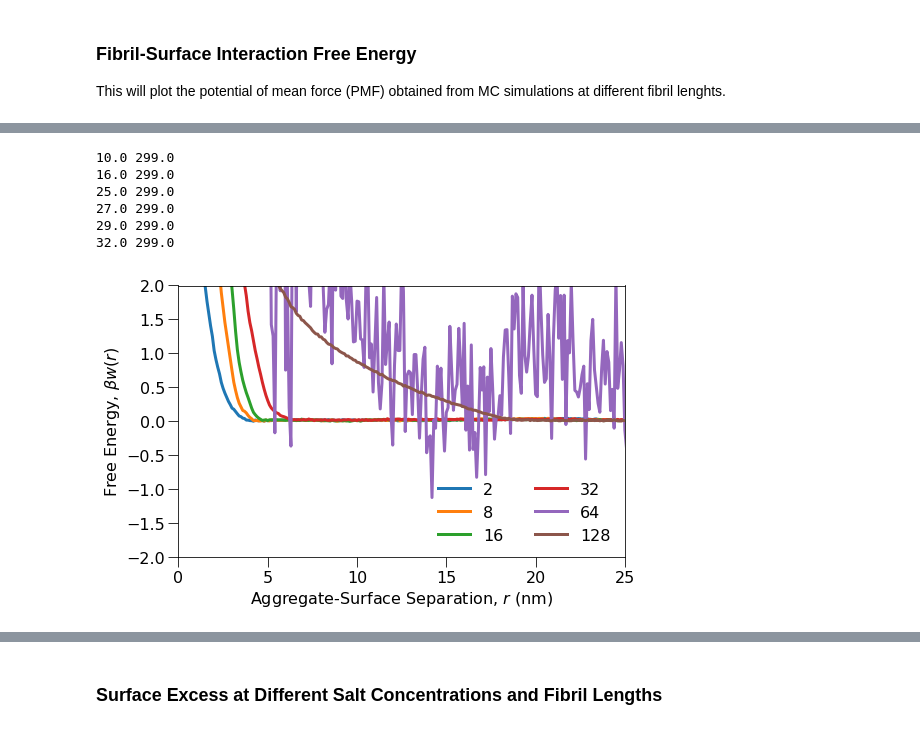
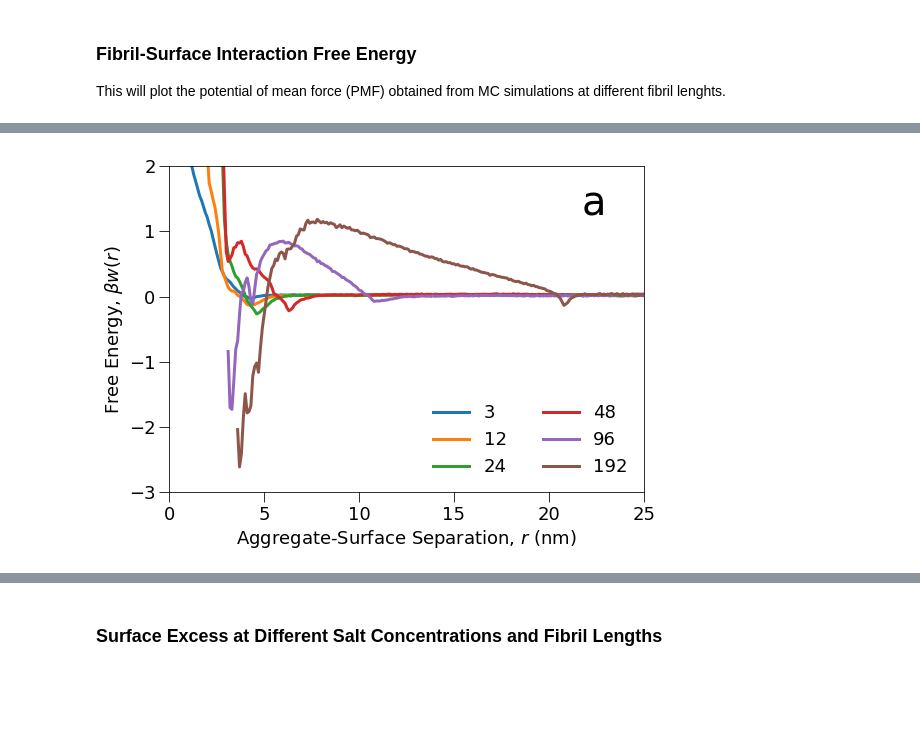
Before and after one commit to mlund/SI-surfacefibrils, a Jupyter notebook: notebook.ipynb, the cells around one changed output, grey strips where cells are left out. Cells and saved outputs as stored; diff of their text form; code cells hidden in the pictures; blank space fills up the shorter version.

```diff
--- a/notebook.ipynb
+++ b/notebook.ipynb
@@ -290,7 +280,7 @@ def find_nearest(y,y0):
 %cd -q $workdir'/mc'
 for name in ['2BEG_17-42','5KK3','2M4J']:
     fibril = fibrils[name]
-    if Path(name+'-data--.p').is_file():
+    if Path(name+'-data.p').is_file():
         data = pd.read_pickle(name+'-data.p')
     else:
         d = {}
@@ -410,0 +372,22 @@ This will plot the potential of mean force (PMF) obtained from MC simulations at
+# %%
+%cd -q $workdir
+
+plt.rcParams.update({'font.size': 18, 'figure.figsize': [8.5, 6],
+                     'xtick.minor.size':5, 'xtick.major.size':10, 'ytick.minor.size':5, 'ytick.major.size':10})
+
+for name in ['2BEG_17-42']:
+    fibril = fibrils[name]
+    data = pd.read_pickle('mc/'+name+'-data.p')
+    for N, d in data[0.2].items(): # at 0.2 mol/l salt
+        if N in fibril['numpep_range']:
+            if type(d)!=type(float()):
+                plt.plot( d['r']*0.1, d['pmf'], label=str(N), lw=3)
+
+plt.legend(loc='lower right', frameon=False, fontsize='medium', ncol=2)
+plt.xlabel(r'Aggregate-Surface Separation, $r$ (nm)')
+plt.ylabel(r'Free Energy, $\beta w(r)$')
+plt.ylim((-6,2))
+plt.xlim(0,20)
+plt.xticks(np.arange(0,21,4))
+plt.annotate('a',xy=(0.87,.85), fontsize=40, xycoords='axes fraction')
+plt.savefig('fig6a_SM.eps')
@@ -411,33 +396,23 @@ This will plot the potential of mean force (PMF) obtained from MC simulations at
 # %%
 %cd -q $workdir
 
-def find_first(y,y0):
-    idx = np.argmin(y<y0)
-    return idx
-
-plt.rcParams.update({'font.size': 16, 'figure.figsize': [8.0, 5],
+plt.rcParams.update({'font.size': 18, 'figure.figsize': [8.5, 6],
                      'xtick.minor.size':5, 'xtick.major.size':10, 'ytick.minor.size':5, 'ytick.major.size':10})
 
-for name in ['5KK3']:
+for name in ['2M4J']:
     fibril = fibrils[name]
     data = pd.read_pickle('mc/'+name+'-data.p')
-    for N, d in data['$n.s.$'].items(): # at 0.25 mol/l salt
+    for N, d in data[0.4].items(): # at 0.4 mol/l salt
         if N in fibril['numpep_range']:
             if type(d)!=type(float()):
-                print(d['r'][find_first(d['pmf'],10)],d['r'][-1])
                 plt.plot( d['r']*0.1, d['pmf'], label=str(N), lw=3)
 
 plt.legend(loc='lower right', frameon=False, fontsize='medium', ncol=2)
 plt.xlabel(r'Aggregate-Surface Separation, $r$ (nm)')
 plt.ylabel(r'Free Energy, $\beta w(r)$')
-plt.ylim((-2,2))
+plt.ylim((-3,2))
 plt.xlim(0,25)
-plt.show()
+plt.annotate('a',xy=(0.87,.85), fontsize=40, xycoords='axes fraction')
+plt.savefig('fig7a_SM.eps')
 # %% [output]
-10.0 299.0
-16.0 299.0
-25.0 299.0
-27.0 299.0
-29.0 299.0
-32.0 299.0
-[figure, old version]
+[figure, new version]
```
Also changed, not shown: parts of 47 cells of this notebook.
